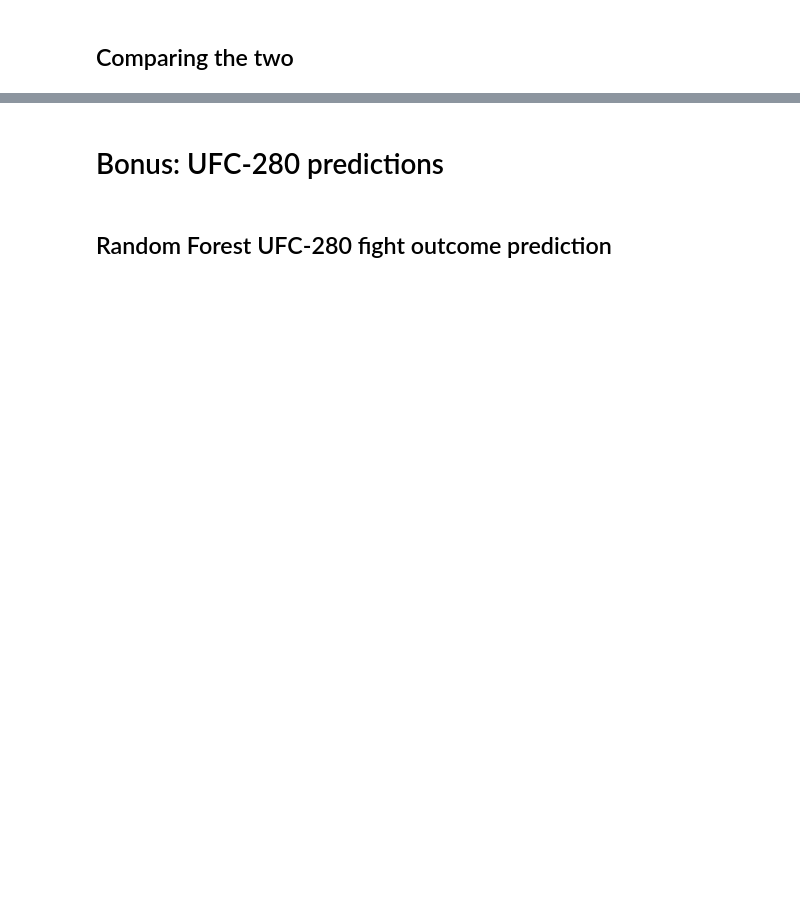
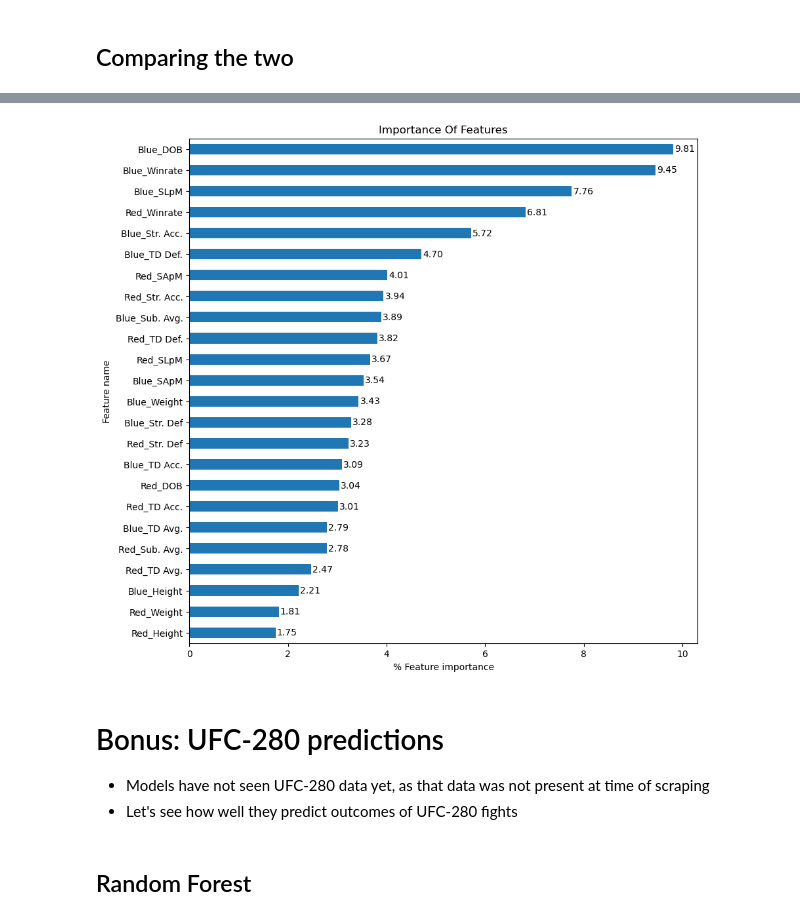
Before and after one commit to isaevrom/UFC-model, a Jupyter notebook: src/modeling/prediction.ipynb, the cells around one changed output, grey strips where cells are left out. Drawn from its saved outputs; the diff is of its cells as text; code cells hidden in the pictures; blank space fills up the shorter version.

```diff
--- a/src/modeling/prediction.ipynb
+++ b/src/modeling/prediction.ipynb
@@ -100,7 +101,9 @@ X_D = X.drop(columns=categorical_cols)
 X_D = pd.concat([X_D], axis=1, sort=True)
 # also creating normalized version of X_D
 scaler_mm = MinMaxScaler()
-X_D_scaled = scaler_mm.fit_transform(X_D)
+X_D_scaled = pd.DataFrame(scaler_mm.fit_transform(X_D),
+                          index=X_D.index,
+                          columns=X_D.columns)
 # %%
 X_A = pd.get_dummies(X_A)
 X_A;
@@ -354,5 +442,25 @@ plt.show()
+# %%
+feat_imp = dict()
+for feature, importance in zip(best_xgbc.feature_names_in_, best_xgbc.feature_importances_):
+    feat_imp[feature] = 100 * importance
+feat_imp;
+# %%
+ax = pd.Series(data=feat_imp).sort_values(ascending=True).plot(kind='barh',
+                                                               figsize=(10,10))
+ax.bar_label(ax.containers[0],
+             fmt='%.2f',
+             padding=1.5)
+
+plt.title('Importance Of Features')
+plt.xlabel('% Feature importance')
+plt.ylabel('Feature name')
+plt.show()
+# %% [output]
+[figure, added]
 # %% [markdown]
 # Bonus: UFC-280 predictions
+* Models have not seen UFC-280 data yet, as that data was not present at time of scraping
+* Let's see how well they predict outcomes of UFC-280 fights
 # %%
 red_cols  = [col for col in data.columns if col.startswith('Red_')]
 blue_cols = [col for col in data.columns if col.startswith('Blue_')]
@@ -414,3 +543,3 @@ ufc280 = [
 # %% [markdown]
-## Random Forest UFC-280 fight outcome prediction
+## Random Forest
 # %%
```
Also changed, not shown: parts of 29 cells of this notebook, 1 other file.
